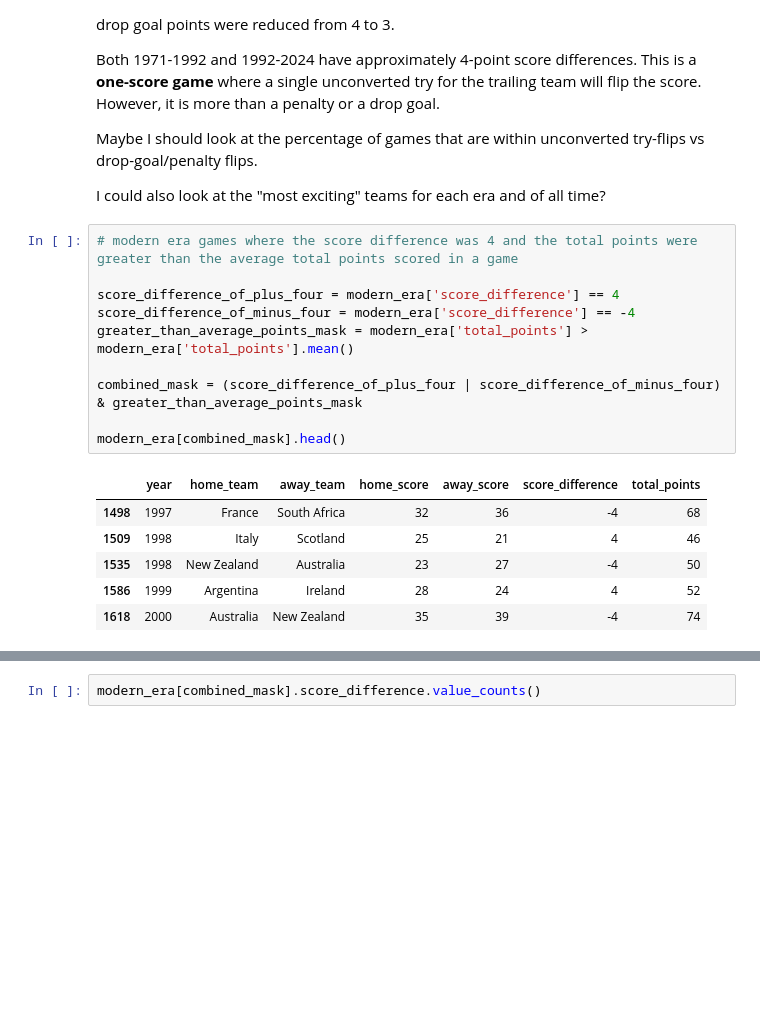
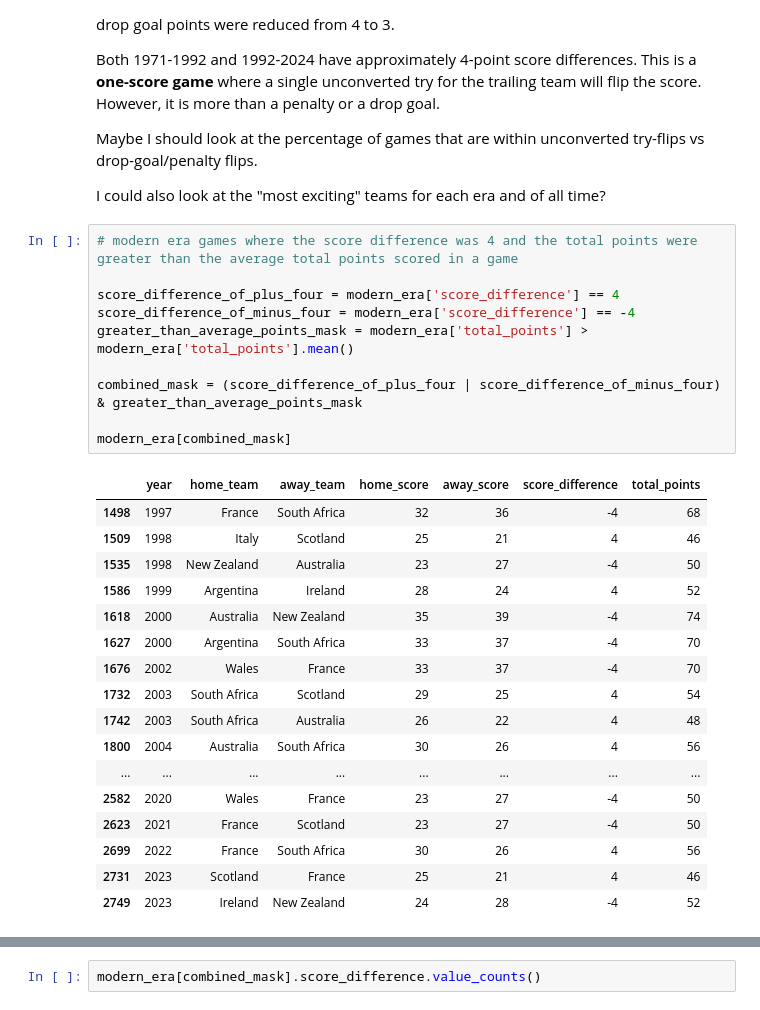
Before and after one commit to DougF-5749/rugby_union_internationals, a Jupyter notebook: notebooks/r_u_internationals.ipynb, the cells around one changed output, grey strips where cells are left out. Drawn from its saved outputs; the diff is of its cells as text; blank space fills up the shorter version.

Commit message:
most exciting of the modern era

```diff
--- a/notebooks/r_u_internationals.ipynb
+++ b/notebooks/r_u_internationals.ipynb
@@ -334,17 +334,28 @@ I could also look at the "most exciting" teams for each era and of all time?
 # %%
 # modern era games where the score difference was 4 and the total points were greater than the average total points scored in a game
 
 score_difference_of_plus_four = modern_era['score_difference'] == 4
 score_difference_of_minus_four = modern_era['score_difference'] == -4
 greater_than_average_points_mask = modern_era['total_points'] > modern_era['total_points'].mean()
 
 combined_mask = (score_difference_of_plus_four | score_difference_of_minus_four) & greater_than_average_points_mask
 
-modern_era[combined_mask].head()
+modern_era[combined_mask]
 # %% [output]
 |  | year | home_team | away_team | home_score | away_score | score_difference | total_points |
 | 1498 | 1997 | France | South Africa | 32 | 36 | -4 | 68 |
 | 1509 | 1998 | Italy | Scotland | 25 | 21 | 4 | 46 |
 | 1535 | 1998 | New Zealand | Australia | 23 | 27 | -4 | 50 |
 | 1586 | 1999 | Argentina | Ireland | 28 | 24 | 4 | 52 |
 | 1618 | 2000 | Australia | New Zealand | 35 | 39 | -4 | 74 |
+| 1627 | 2000 | Argentina | South Africa | 33 | 37 | -4 | 70 |
+| 1676 | 2002 | Wales | France | 33 | 37 | -4 | 70 |
+| 1732 | 2003 | South Africa | Scotland | 29 | 25 | 4 | 54 |
+| 1742 | 2003 | South Africa | Australia | 26 | 22 | 4 | 48 |
+| 1800 | 2004 | Australia | South Africa | 30 | 26 | 4 | 56 |
+| ... | ... | ... | ... | ... | ... | ... | ... |
+| 2582 | 2020 | Wales | France | 23 | 27 | -4 | 50 |
+| 2623 | 2021 | France | Scotland | 23 | 27 | -4 | 50 |
+| 2699 | 2022 | France | South Africa | 30 | 26 | 4 | 56 |
+| 2731 | 2023 | Scotland | France | 25 | 21 | 4 | 46 |
+| 2749 | 2023 | Ireland | New Zealand | 24 | 28 | -4 | 52 |
```
Also changed, not shown: parts of 1 cell of this notebook.
